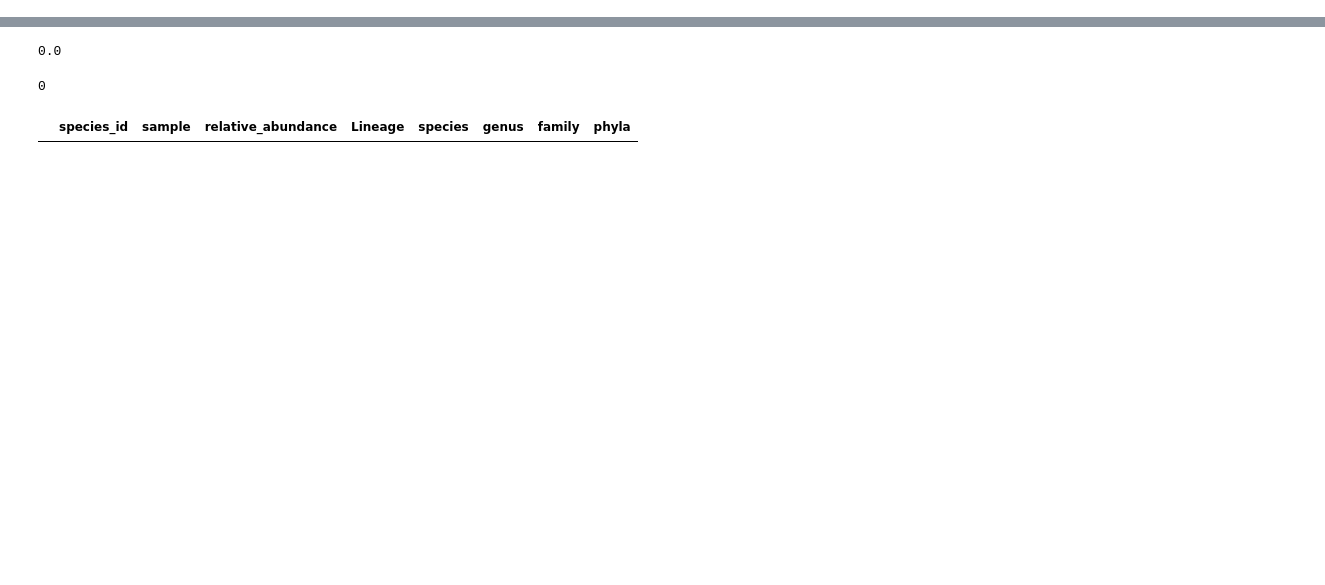
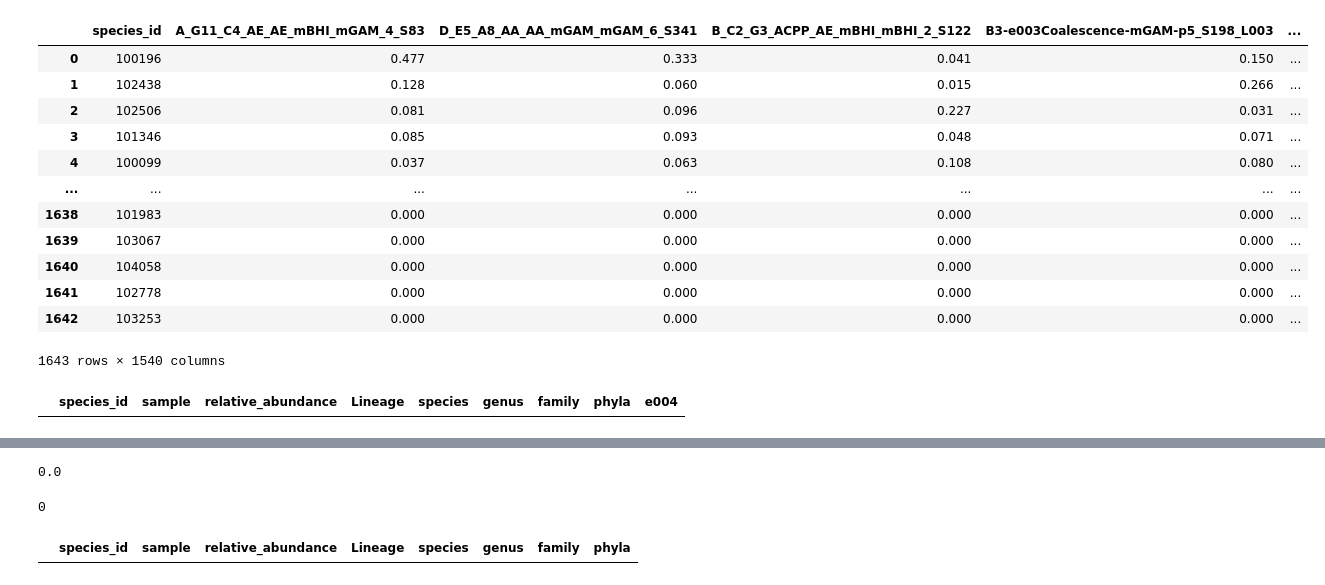
Before and after one commit to sophiejwalton/coalescence-pilot-mgx, a Jupyter notebook: workflow/analysis/BE_analysis.ipynb, the cells around one changed output, grey strips where cells are left out. Drawn from its saved outputs; the diff is of its cells as text; code cells hidden in the pictures; blank space fills up the shorter version.

```diff
--- a/workflow/analysis/BE_analysis.ipynb
+++ b/workflow/analysis/BE_analysis.ipynb
@@ -21,6 +21,24 @@ hv.extension('bokeh')
 [interactive output not drawn]
 [interactive output not drawn]
 [interactive output not drawn]
+# %%
+fname = '~/git/coalescence-pilot-mgx/workflow/out/midas2_output/mergev4/species/species_relative_abundance.tsv'
+df_abundance = pd.read_csv(fname, delimiter = '\t', low_memory=False)
+df_abundance
+# %% [output]
+|  | species_id | A_G11_C4_AE_AE_mBHI_mGAM_4_S83 | D_E5_A8_AA_AA_mGAM_mGAM_6_S341 | B_C2_G3_ACPP_AE_mBHI_mBHI_2_S122 | B3-e003Coalescence-mGAM-p5_S198_L003 | ... |
+| 0 | 100196 | 0.477 | 0.333 | 0.041 | 0.150 | ... |
+| 1 | 102438 | 0.128 | 0.060 | 0.015 | 0.266 | ... |
+| 2 | 102506 | 0.081 | 0.096 | 0.227 | 0.031 | ... |
+| 3 | 101346 | 0.085 | 0.093 | 0.048 | 0.071 | ... |
+| 4 | 100099 | 0.037 | 0.063 | 0.108 | 0.080 | ... |
+| ... | ... | ... | ... | ... | ... | ... |
+| 1638 | 101983 | 0.000 | 0.000 | 0.000 | 0.000 | ... |
+| 1639 | 103067 | 0.000 | 0.000 | 0.000 | 0.000 | ... |
+| 1640 | 104058 | 0.000 | 0.000 | 0.000 | 0.000 | ... |
+| 1641 | 102778 | 0.000 | 0.000 | 0.000 | 0.000 | ... |
+| 1642 | 103253 | 0.000 | 0.000 | 0.000 | 0.000 | ... |
+1643 rows × 1540 columns
 # %%
 fname = '~/git/coalescence-pilot-mgx/workflow/out/midas2_output/mergev4/species/species_relative_abundance.tsv'
 df_abundance = pd.read_csv(fname, delimiter = '\t', low_memory=False)
@@ -47,4 +65,8 @@ df_metadata = transform_df(df_metadata)
 #df_abundance_melted = transform_df(df_abundance_melted)
 df_abundance_melted= pd.read_csv('all_abundances_melted.csv', )
 # %%
-BE=df_abundance_melted.loc[df_abundance_melted['sample']=='BF-Fecal',:].sum()
+BE=df_abundance_melted.loc[df_abundance_melted['sample']=='e004-inoculumn-fecal-BK',:].sum()
+df_abundance_melted['e004']=df_abundance_melted['sample'].transform(lambda x: 'e004' in x)
+df_abundance_melted.loc[df_abundance_melted['e004'],:]
+# %% [output]
+|  | species_id | sample | relative_abundance | Lineage | species | genus | family | phyla | e004 |
```
Also changed, not shown: parts of 1 cell of this notebook, 8 other files.
